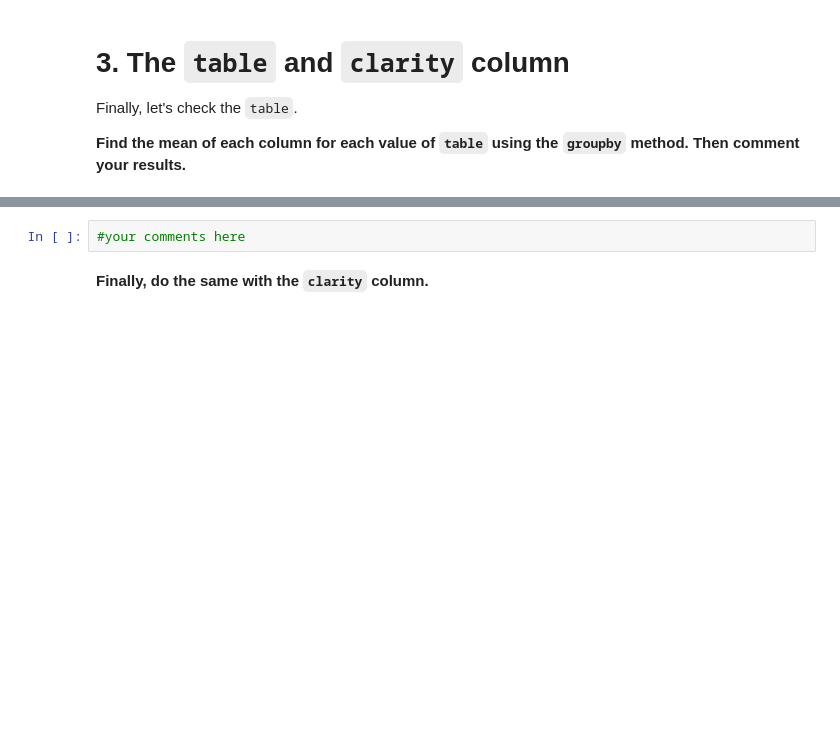
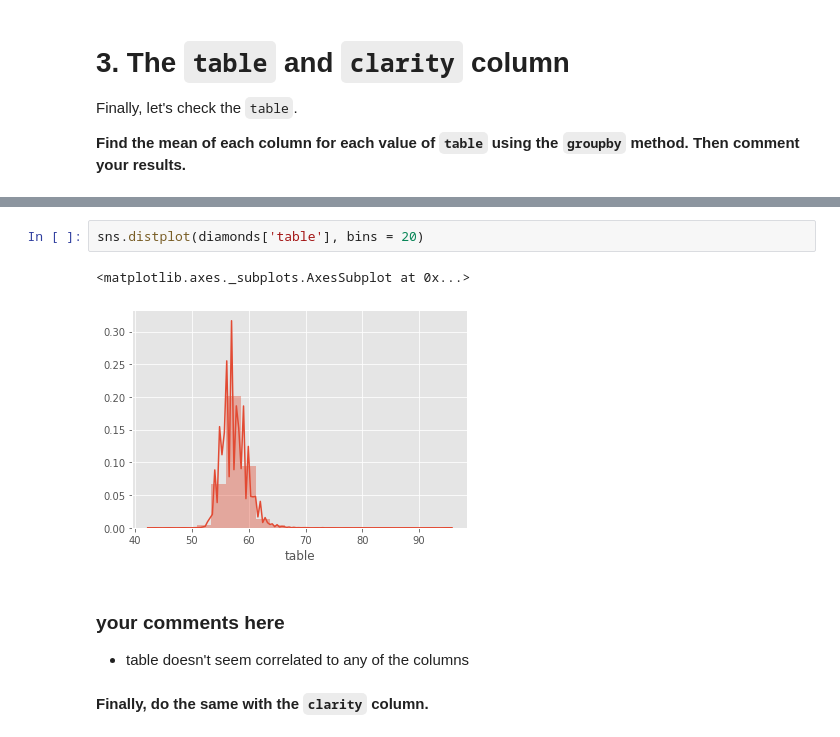
Before and after one commit to ta-data-lis/M2-mini-project1, a Jupyter notebook: 2.-EDA.ipynb, the cells around one changed output, grey strips where cells are left out. Drawn from its saved outputs; the diff is of its cells as text; blank space fills up the shorter version.

```diff
--- a/2.-EDA.ipynb
+++ b/2.-EDA.ipynb
@@ -71,5 +165,11 @@ Finally, let's check the `table`.
-# %%
-#your comments here
+# %%
+sns.distplot(diamonds['table'], bins = 20)
+# %% [output]
+<matplotlib.axes._subplots.AxesSubplot at 0x...>
+[figure, added]
+# %% [markdown]
+### your comments here
+- table doesn't seem correlated to any of the columns
 # %% [markdown]
 **Finally, do the same with the `clarity` column.**
 # %%
```
Also changed, not shown: parts of 37 cells of this notebook, 2 other files.
